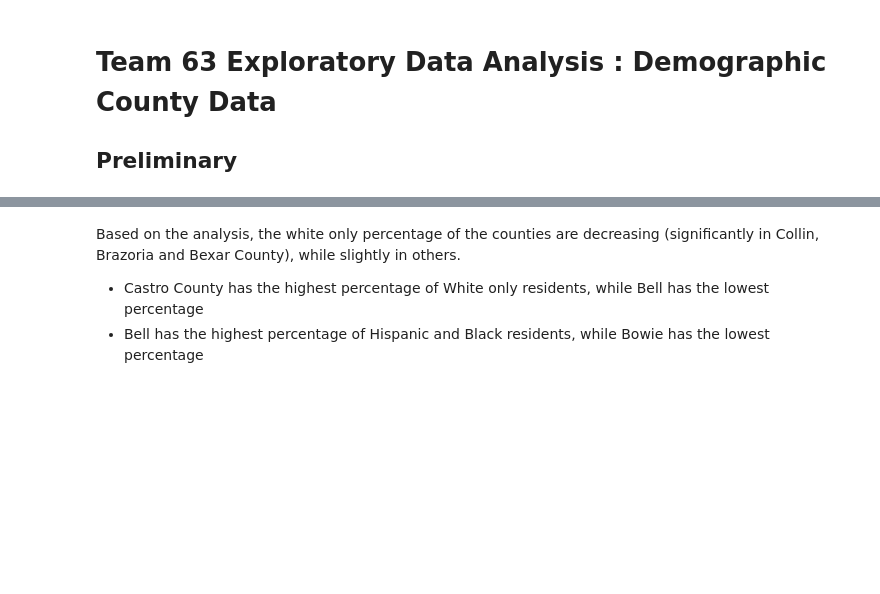
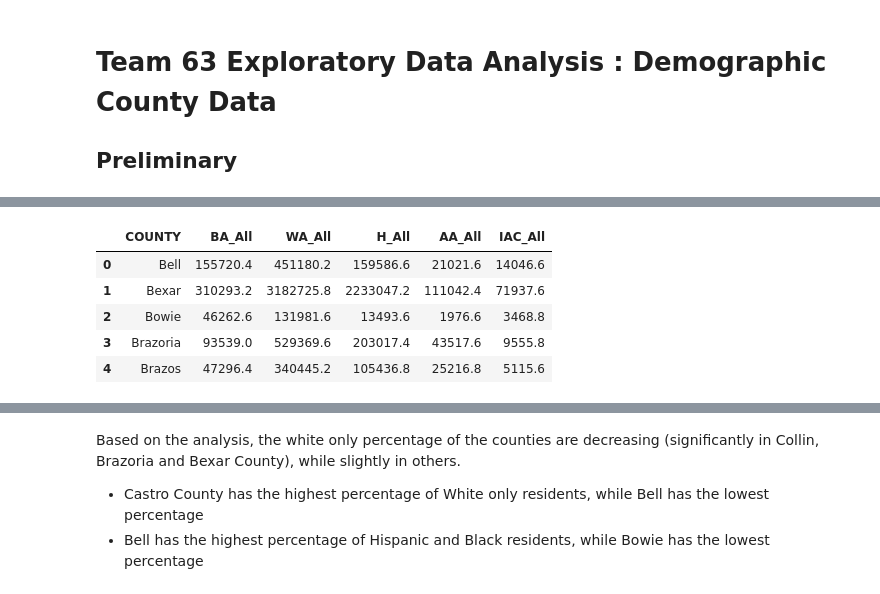
Before and after one commit to kymayodeji/texascensus, a Jupyter notebook: EDA_Demographics_2022.ipynb, the cells around one changed output, grey strips where cells are left out. Saved outputs shown, nothing was run; the diff lists cells and outputs as text; code cells hidden in the pictures; blank space fills up the shorter version.

```diff
--- a/EDA_Demographics_2022.ipynb
+++ b/EDA_Demographics_2022.ipynb
@@ -72,4 +183,12 @@ df['NHBA_All'] = df['NHBA_FEMALE']+df['NHBA_MALE'] #not hispanic, black or combi
 # %%
 #minority breakdown Black Only, White Only, Hispanic Only, Asian Only, Indigeinous Only mean over the years
 #sorted by highest Black Only population
-df.groupby(['FENAME'])['BA_All', 'WA_All', 'H_All', 'AA_All', 'IAC_All'].mean().sort_values(by='BA_All', ascending=False)
+racepop = df.groupby(['COUNTY'])[['BA_All', 'WA_All', 'H_All', 'AA_All', 'IAC_All']].mean().reset_index()
+racepop.head()
+# %% [output]
+|  | COUNTY | BA_All | WA_All | H_All | AA_All | IAC_All |
+| 0 | Bell | 155720.4 | 451180.2 | 159586.6 | 21021.6 | 14046.6 |
+| 1 | Bexar | 310293.2 | 3182725.8 | 2233047.2 | 111042.4 | 71937.6 |
+| 2 | Bowie | 46262.6 | 131981.6 | 13493.6 | 1976.6 | 3468.8 |
+| 3 | Brazoria | 93539.0 | 529369.6 | 203017.4 | 43517.6 | 9555.8 |
+| 4 | Brazos | 47296.4 | 340445.2 | 105436.8 | 25216.8 | 5115.6 |
```
Also changed, not shown: parts of 21 cells of this notebook.
